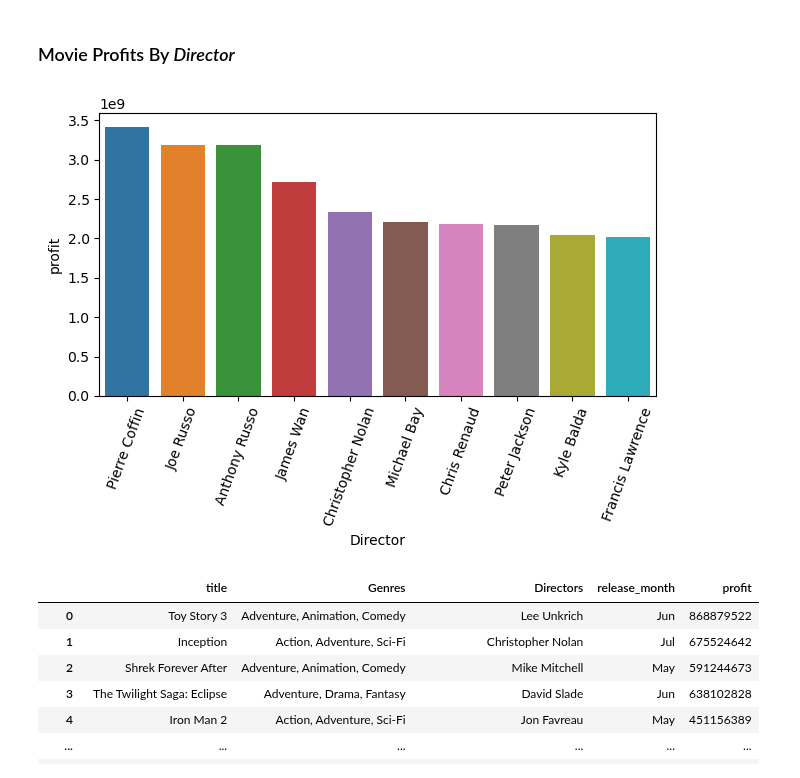
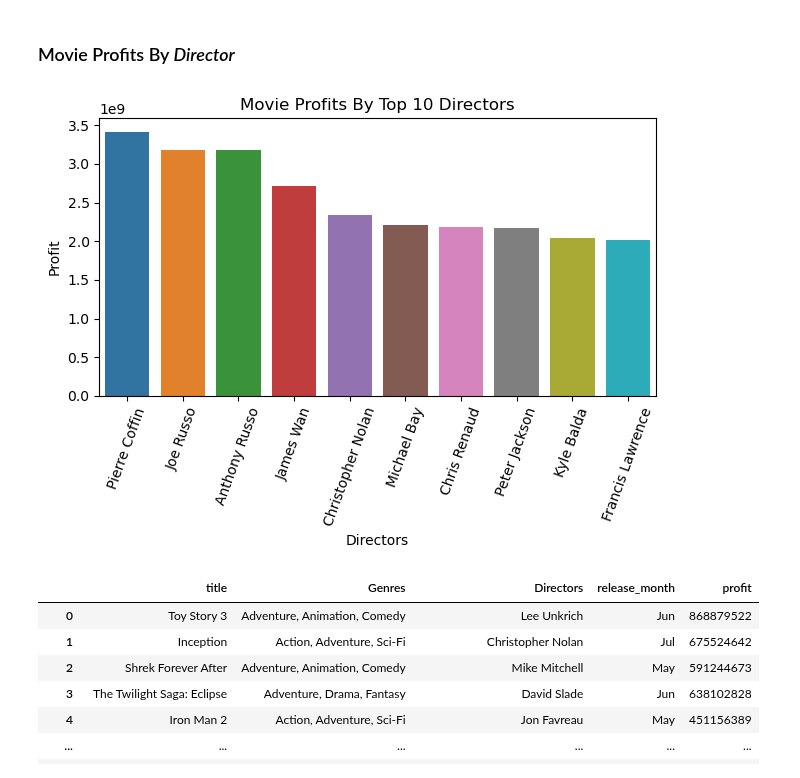
Before and after one commit to scarlettvalentin/movie_studio_project, a Jupyter notebook: notebook.ipynb, the cells around one changed output. Cells and saved outputs as stored; diff of their text form; code cells hidden in the pictures.

Commit message:
add labels to director graph in EDA

```diff
--- a/notebook.ipynb
+++ b/notebook.ipynb
@@ -541,21 +541,24 @@ KeyError: 'Genre'
 # %%
 # Split the "Directors" column into multiple rows, so each director has their own row
 df_directors = movies_data.assign(Director=movies_data['Directors'].str.split(', ')).explode('Director')
 
 # Group by director and sum the profits
 profits_by_director = df_directors.groupby('Director')['profit'].sum()
 
 top_ten_directors = profits_by_director.reset_index().sort_values(by='profit', ascending=False)[0:10]
 
 # Display the profits grouped by director
 profits_by_director.head()
 
 
-sns.barplot(data=top_ten_directors, x='Director', y='profit')
+ax = sns.barplot(data=top_ten_directors, x='Director', y='profit')
+
+ax.set(xlabel='Directors', ylabel='Profit', title='Movie Profits By Top 10 Directors')
 plt.xticks(rotation=70)
-plt.tight_layout()
+
+plt.tight_layout();
 # %% [output]
-[figure, old version]
+[figure, new version]
 # %%
 movies_groupby_director = movies_data.groupby(by='Directors', group_keys=True)
 movies_groupby_director.head()
```
